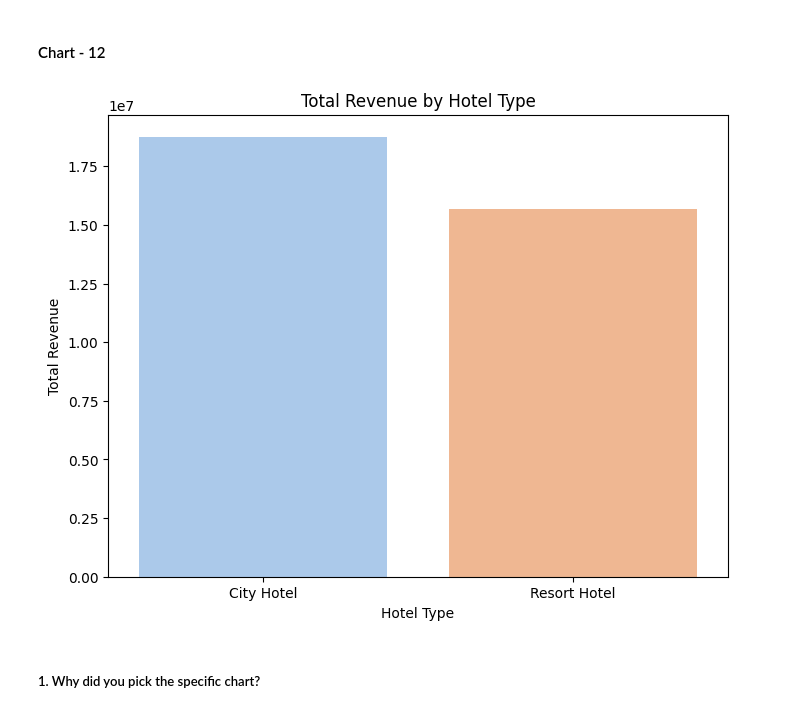
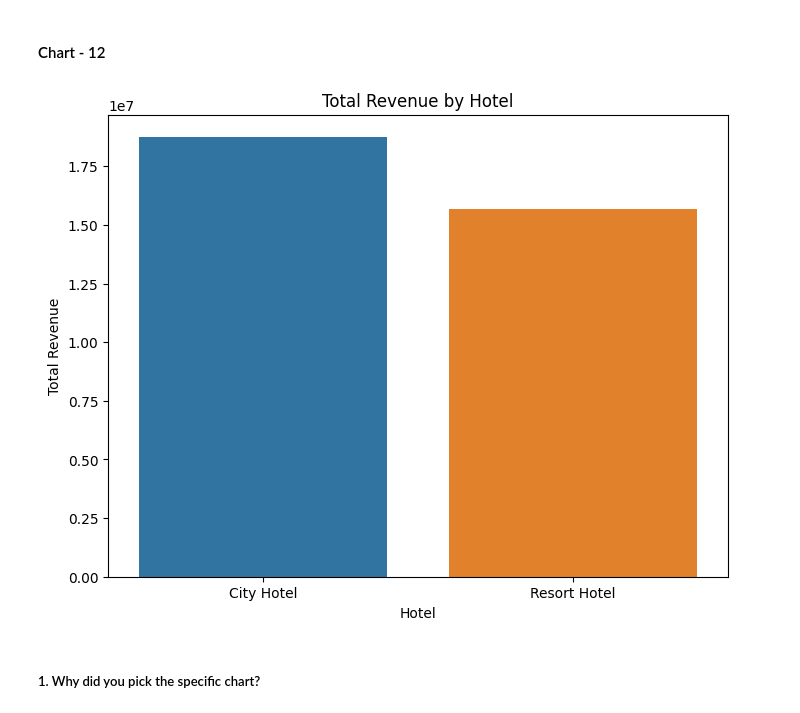
Before and after one commit to rihanshasawa/EDA_Hotel_Booking_Analysis, a Jupyter notebook: EDA_Hotel_Booking_Analysis___Rihansh.ipynb, the cells around one changed output. Saved outputs shown, nothing was run; the diff lists cells and outputs as text; code cells hidden in the pictures.

```diff
--- a/EDA_Hotel_Booking_Analysis___Rihansh.ipynb
+++ b/EDA_Hotel_Booking_Analysis___Rihansh.ipynb
@@ -1118,22 +1141,22 @@ The insights gained from this chart can help create a positive business impact.
 # %%
 # Chart - 12 visualization code
 # total revenue for both types of hotel
 
-# Grouping the data by hotel type and calculating the total revenue
+# Calculate total revenue by multiplying 'adr' and total nights stayed for each booking
+df['total_revenue'] = df['adr'] * (df['stays_in_weekend_nights'] + df['stays_in_week_nights'])
+
+# Group the data by 'hotel' and calculate the total revenue for each hotel
 revenue_by_hotel = df.groupby('hotel')['total_revenue'].sum().reset_index()
 
-# Sorting the data by total revenue in descending order
-revenue_by_hotel = revenue_by_hotel.sort_values(by='total_revenue', ascending=False)
-
-# Plotting the bar chart
+# Create a bar chart to compare total revenue for each hotel
 plt.figure(figsize=(8, 6))
-sns.barplot(x='hotel', y='total_revenue', data=revenue_by_hotel, palette='pastel')
-plt.xlabel('Hotel Type')
+sns.barplot(x='hotel', y='total_revenue', data=revenue_by_hotel)
+plt.title('Total Revenue by Hotel')
+plt.xlabel('Hotel')
 plt.ylabel('Total Revenue')
-plt.title('Total Revenue by Hotel Type')
 plt.show()
 # %% [output]
-[figure, old version]
+[figure, new version]
 # %% [markdown]
 ##### 1. Why did you pick the specific chart?
 # %% [markdown]
```
Also changed, not shown: parts of 13 cells of this notebook.
